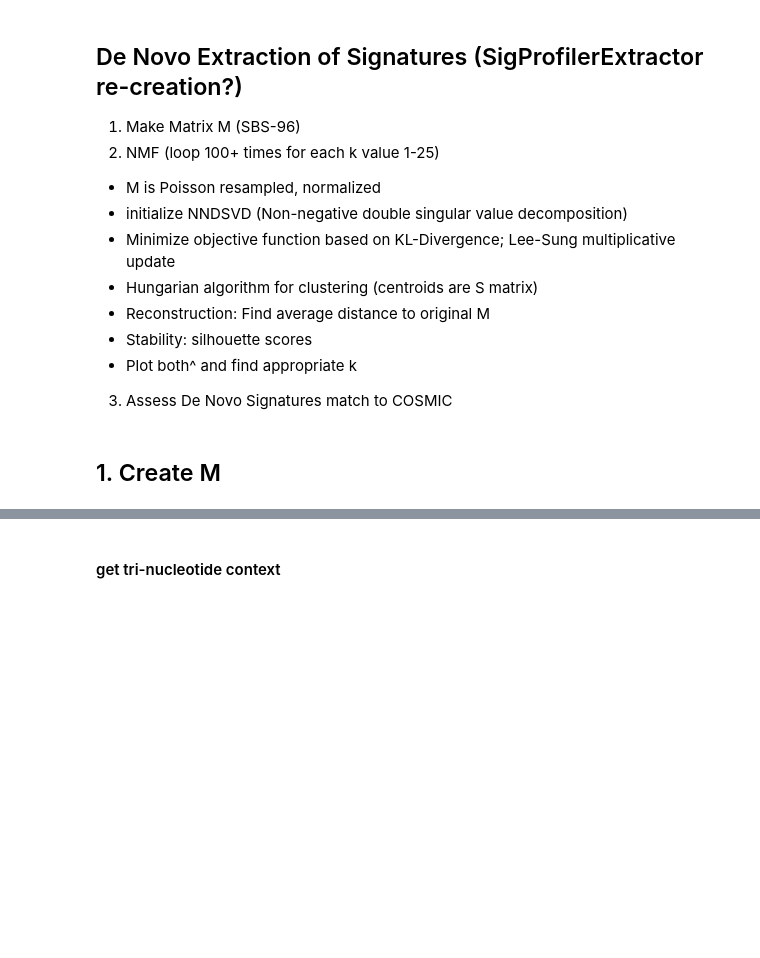
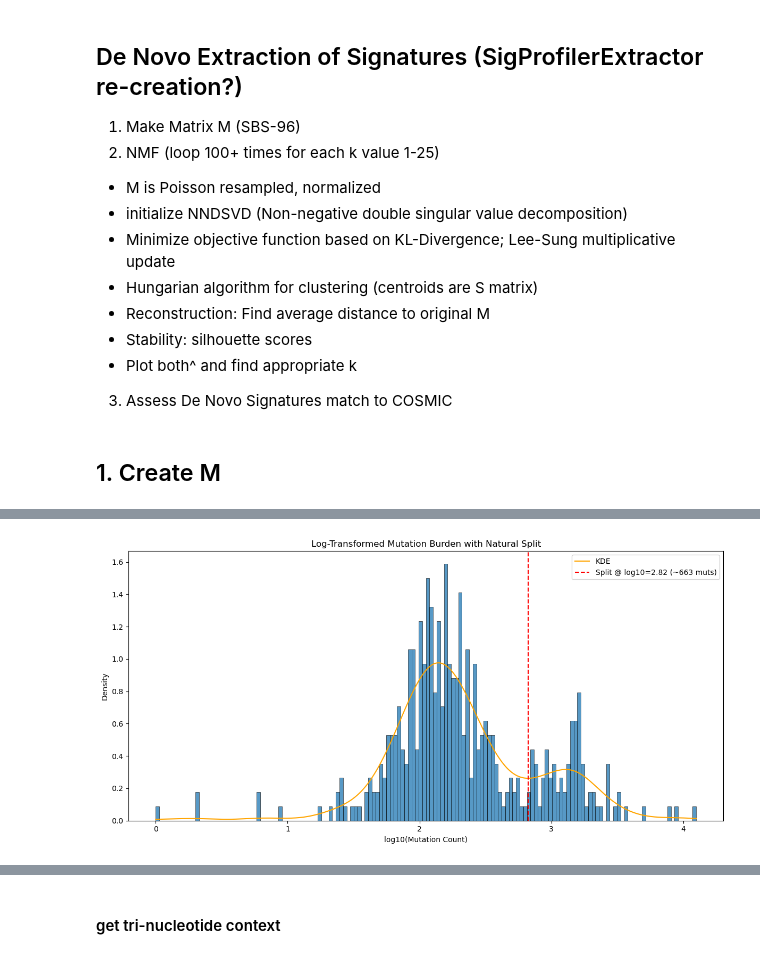
Before and after one commit to anl078/ECE204Repo, a Jupyter notebook: project3/proj3_SF.ipynb, the cells around one changed output, grey strips where cells are left out. Drawn from its saved outputs; the diff is of its cells as text; code cells hidden in the pictures; blank space fills up the shorter version.

```diff
--- a/project3/proj3_SF.ipynb
+++ b/project3/proj3_SF.ipynb
@@ -50,0 +55,79 @@ df = df[['patient_id', 'Chromosome', 'Start_Position', 'Reference_Allele',
+# %%
+import seaborn as sns
+from scipy.stats import gaussian_kde
+from scipy.signal import find_peaks
+
+mutation_counts = df['patient_id'].value_counts().sort_index()
+
+# Get mutation counts > 0
+counts_array = mutation_counts[mutation_counts > 0].values.astype(float)
+log_counts = np.log10(counts_array)
+
+# KDE
+kde = gaussian_kde(log_counts)
+x_vals = np.linspace(log_counts.min(), log_counts.max(), 1000)
+kde_vals = kde(x_vals)
+
+# Restrict search to real bimodal region (log10 ≈ 1.5 to 3.5)
+mask = (x_vals > 1.5) & (x_vals < 3.5)
+x_zoom = x_vals[mask]
+kde_zoom = kde_vals[mask]
+
+# Find trough (local minimum)
+troughs, _ = find_peaks(-kde_zoom)
+if len(troughs) > 0:
+    log_split = x_zoom[troughs[0]]
+    exact_split = 10**log_split
+    print(f"Log10 split: {log_split:.3f}")
+    print(f"Exact split: {exact_split:.0f} mutations")
+else:
+    log_split = None
+    print("No trough found.")
+
+# Plot
+plt.figure(figsize=(12, 6))
+sns.histplot(log_counts, bins=150, kde=False, stat="density")
+plt.plot(x_vals, kde_vals, color='orange', label='KDE')
+
+# Plot vertical line for the split
+if log_split:
+    plt.axvline(log_split, color='red', linestyle='--', label=f"Split @ log10={log_split:.2f} (~{int(exact_split)} muts)")
+
+plt.xlabel("log10(Mutation Count)")
+plt.ylabel("Density")
+plt.title("Log-Transformed Mutation Burden with Natural Split")
+plt.legend()
+plt.tight_layout()
+plt.show()
+
+# Get histogram bin edges from the KDE-aligned plot
+hist_bins = np.histogram_bin_edges(log_counts, bins=50)
+
+# Convert log bins to linear mutation counts
+linear_bins = 10 ** hist_bins
+
+# Find the largest bin edge that is still less than the exact split
+bin_aligned_split = linear_bins[linear_bins < exact_split].max()
+
+print(f"Adjusted split (previous bin edge): {bin_aligned_split:.0f} mutations")
+
+# Threshold based on natural split
+threshold = 663  # or use int(exact_split) from your earlier KDE step
+
+# Create mutation count dataframe
+mutation_counts = df['patient_id'].value_counts().sort_index()
+mutation_split_df = mutation_counts.to_frame(name="mutation_count")
+
+# Assign groups
+mutation_split_df["mutation_group"] = mutation_split_df["mutation_count"].apply(
+    lambda x: "High" if x >= threshold else "Low"
+)
+
+# Split into patient ID lists
+low_patients = mutation_split_df[mutation_split_df["mutation_group"] == "Low"].index.tolist()
+high_patients = mutation_split_df[mutation_split_df["mutation_group"] == "High"].index.tolist()
+
+# Filter original mutation rows
+low_mut = df[df['patient_id'].isin(low_patients)]
+high_mut = df[df['patient_id'].isin(high_patients)]
+# %% [output]
@@ -50,0 +136 @@ df = df[['patient_id', 'Chromosome', 'Start_Position', 'Reference_Allele',
+[figure, added]
```
Also changed, not shown: parts of 25 cells of this notebook.
